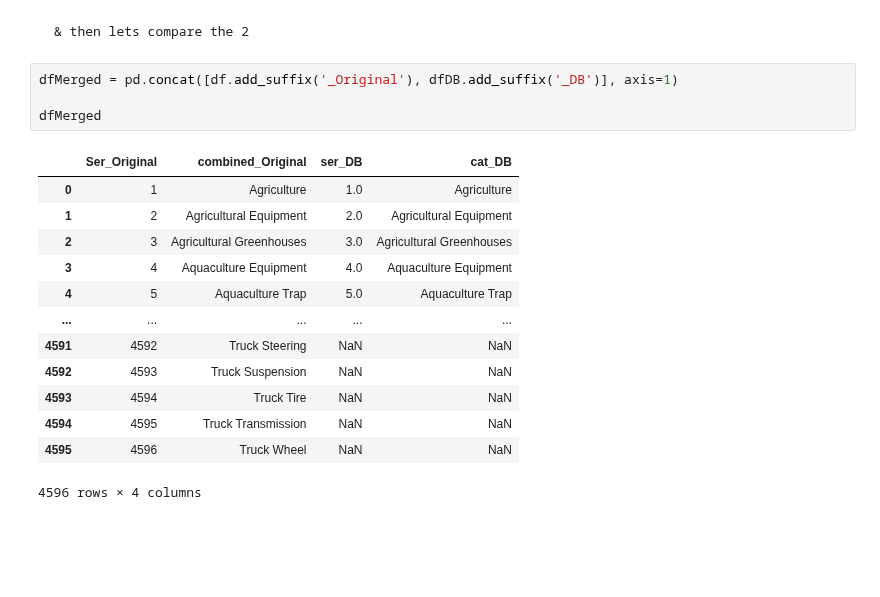
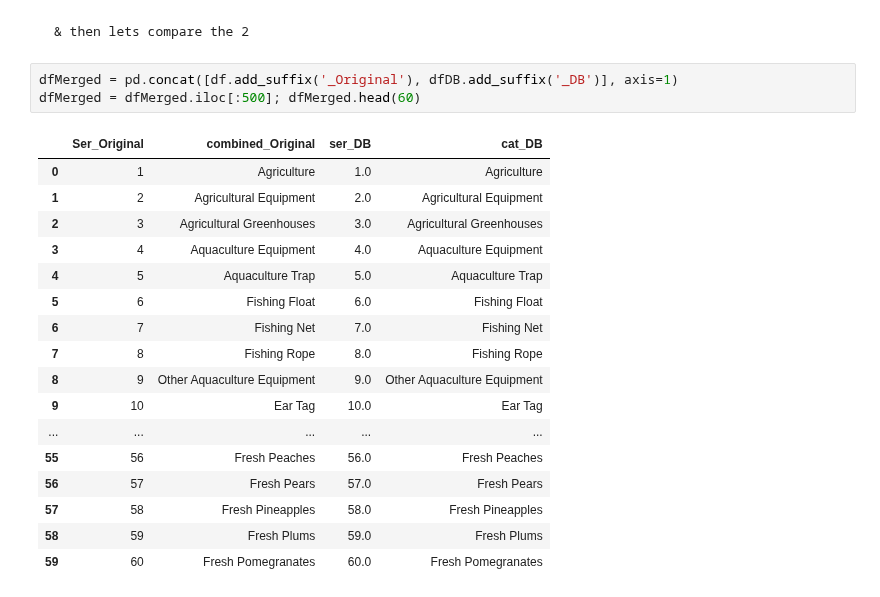
Before and after one commit to almsam/ISupply-project, a Jupyter notebook: db upload/Map upload/DataBase upload NB loss tracking.ipynb, the cells around one changed output. Cells and saved outputs as stored; diff of their text form; blank space fills up the shorter version.

```diff
--- a/db upload/Map upload/DataBase upload NB loss tracking.ipynb
+++ b/db upload/Map upload/DataBase upload NB loss tracking.ipynb
@@ -161,19 +161,22 @@ dfDB
     & then lets compare the 2
 # %%
 dfMerged = pd.concat([df.add_suffix('_Original'), dfDB.add_suffix('_DB')], axis=1)
-
-dfMerged
+dfMerged = dfMerged.iloc[:500]; dfMerged.head(60)
 # %% [output]
 |  | Ser_Original | combined_Original | ser_DB | cat_DB |
 | 0 | 1 | Agriculture | 1.0 | Agriculture |
 | 1 | 2 | Agricultural Equipment | 2.0 | Agricultural Equipment |
 | 2 | 3 | Agricultural Greenhouses | 3.0 | Agricultural Greenhouses |
 | 3 | 4 | Aquaculture Equipment | 4.0 | Aquaculture Equipment |
 | 4 | 5 | Aquaculture Trap | 5.0 | Aquaculture Trap |
+| 5 | 6 | Fishing Float | 6.0 | Fishing Float |
+| 6 | 7 | Fishing Net | 7.0 | Fishing Net |
+| 7 | 8 | Fishing Rope | 8.0 | Fishing Rope |
+| 8 | 9 | Other Aquaculture Equipment | 9.0 | Other Aquaculture Equipment |
+| 9 | 10 | Ear Tag | 10.0 | Ear Tag |
 | ... | ... | ... | ... | ... |
-| 4591 | 4592 | Truck Steering | NaN | NaN |
-| 4592 | 4593 | Truck Suspension | NaN | NaN |
-| 4593 | 4594 | Truck Tire | NaN | NaN |
-| 4594 | 4595 | Truck Transmission | NaN | NaN |
-| 4595 | 4596 | Truck Wheel | NaN | NaN |
+| 55 | 56 | Fresh Peaches | 56.0 | Fresh Peaches |
+| 56 | 57 | Fresh Pears | 57.0 | Fresh Pears |
+| 57 | 58 | Fresh Pineapples | 58.0 | Fresh Pineapples |
+| 58 | 59 | Fresh Plums | 59.0 | Fresh Plums |
+| 59 | 60 | Fresh Pomegranates | 60.0 | Fresh Pomegranates |
-4596 rows × 4 columns
```
Also changed, not shown: parts of 1 cell of this notebook.
